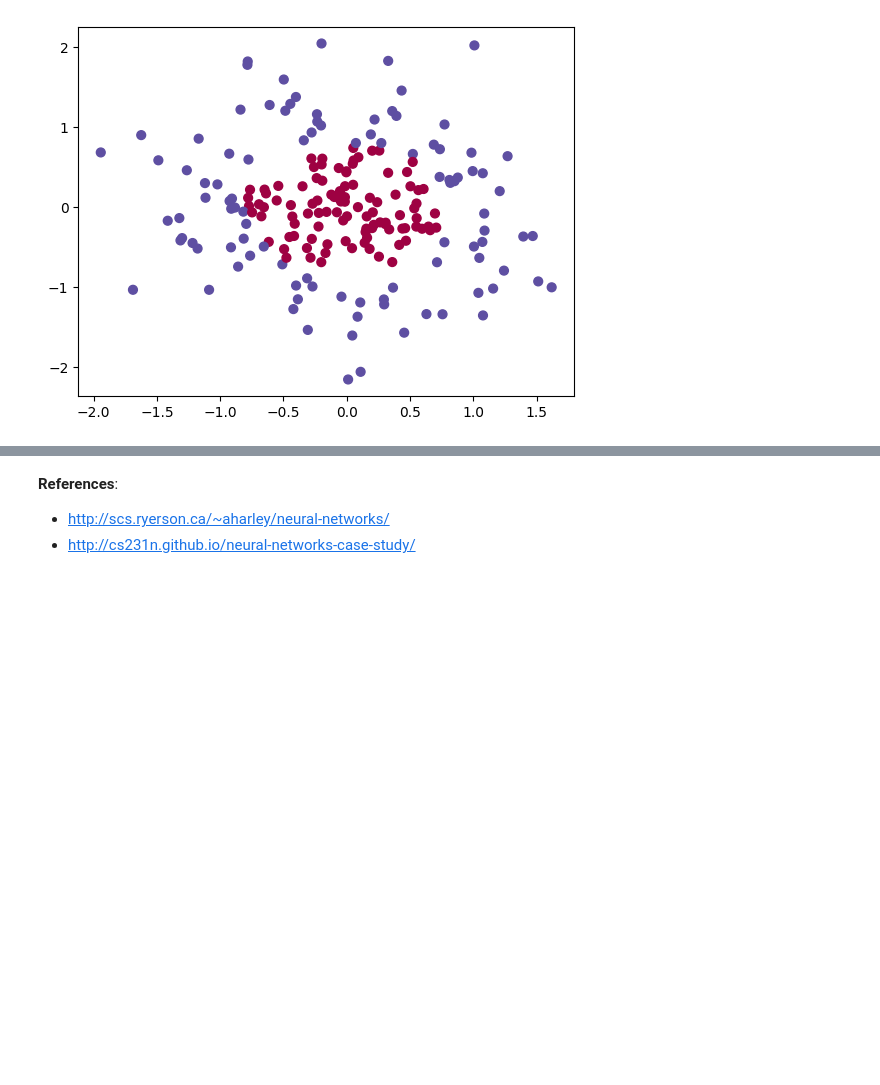
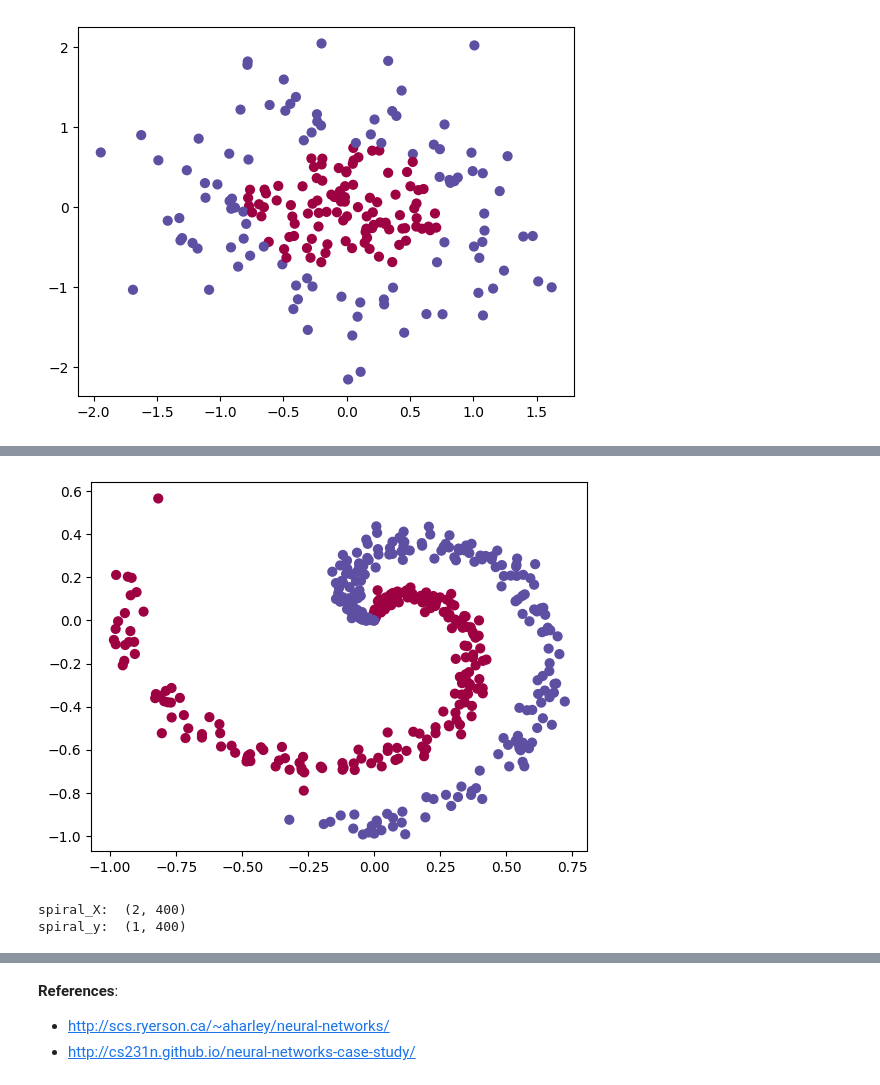
Before and after one commit to lionlai1989/Deep_Learning_Specialization, a Jupyter notebook: C1-Neural_Networks_and_Deep_Learning/W3A1-Planar_Data_Classification_with_One_Hidden_Layer/Planar_data_classification_with_one_hidden_layer.ipynb, the cells around one changed output, grey strips where cells are left out. Saved outputs shown, nothing was run; the diff lists cells and outputs as text; code cells hidden in the pictures; blank space fills up the shorter version.

Commit message:
Use more interesting data distribution.

```diff
--- a/C1-Neural_Networks_and_Deep_Learning/W3A1-Planar_Data_Classification_with_One_Hidden_Layer/Planar_data_classification_with_one_hidden_layer.ipynb
+++ b/C1-Neural_Networks_and_Deep_Learning/W3A1-Planar_Data_Classification_with_One_Hidden_Layer/Planar_data_classification_with_one_hidden_layer.ipynb
@@ -1076,0 +1097,24 @@ plt.scatter(X[0, :], X[1, :], c=Y, s=40, cmap=plt.cm.Spectral);
+# %%
+N = 200 # number of points per class
+D = 2 # dimensionality
+K = 2 # number of classes
+spiral_X = np.zeros((N * K, D)) # data matrix (each row = single example)
+spiral_y = np.zeros(N * K, dtype='uint8') # class labels
+for j in range(K):
+    ix = range(N * j, N * (j+1))
+    r = np.linspace(0.0, 1, N) # radius
+    # t = np.linspace(j * 4, (j+1) * 4, N) + np.random.randn(N) * 0.2 # theta
+    t = np.linspace(j * 4.8, (j+1) * 4.8, N) + np.random.randn(N) * 0.2 # theta
+    spiral_X[ix] = np.c_[r * np.sin(t), r * np.cos(t)]
+    spiral_y[ix] = j
+# lets visualize the data:
+plt.scatter(spiral_X[:, 0], spiral_X[:, 1], c=spiral_y, s=40, cmap=plt.cm.Spectral)
+plt.show()
+spiral_X = spiral_X.T
+spiral_y = spiral_y.T[None, :]
+print("spiral_X: ", spiral_X.shape)
+print("spiral_y: ", spiral_y.shape)
+# %% [output]
+[figure, added]
+spiral_X:  (2, 400)
+spiral_y:  (1, 400)
```
Also changed, not shown: parts of 3 cells of this notebook.
